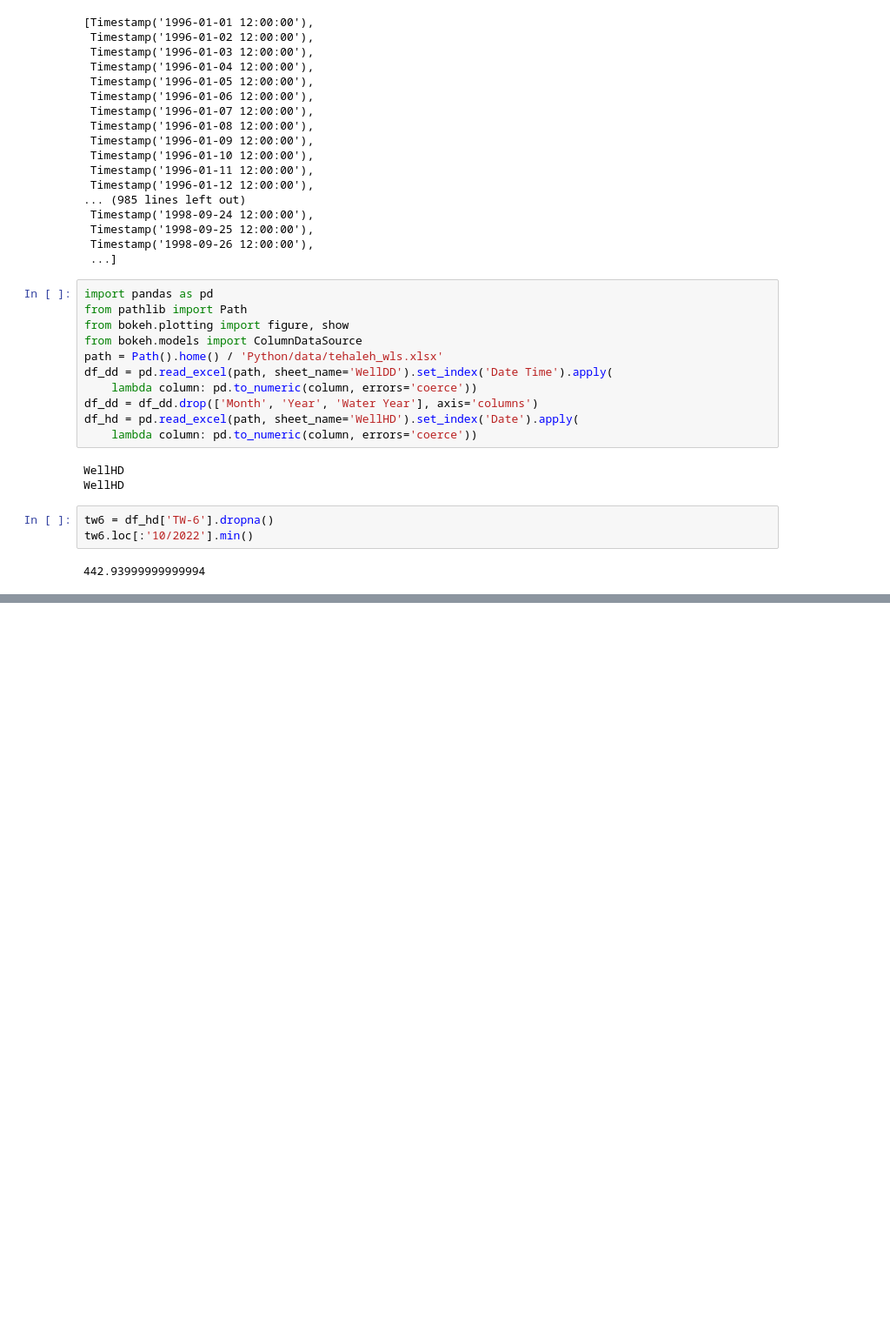
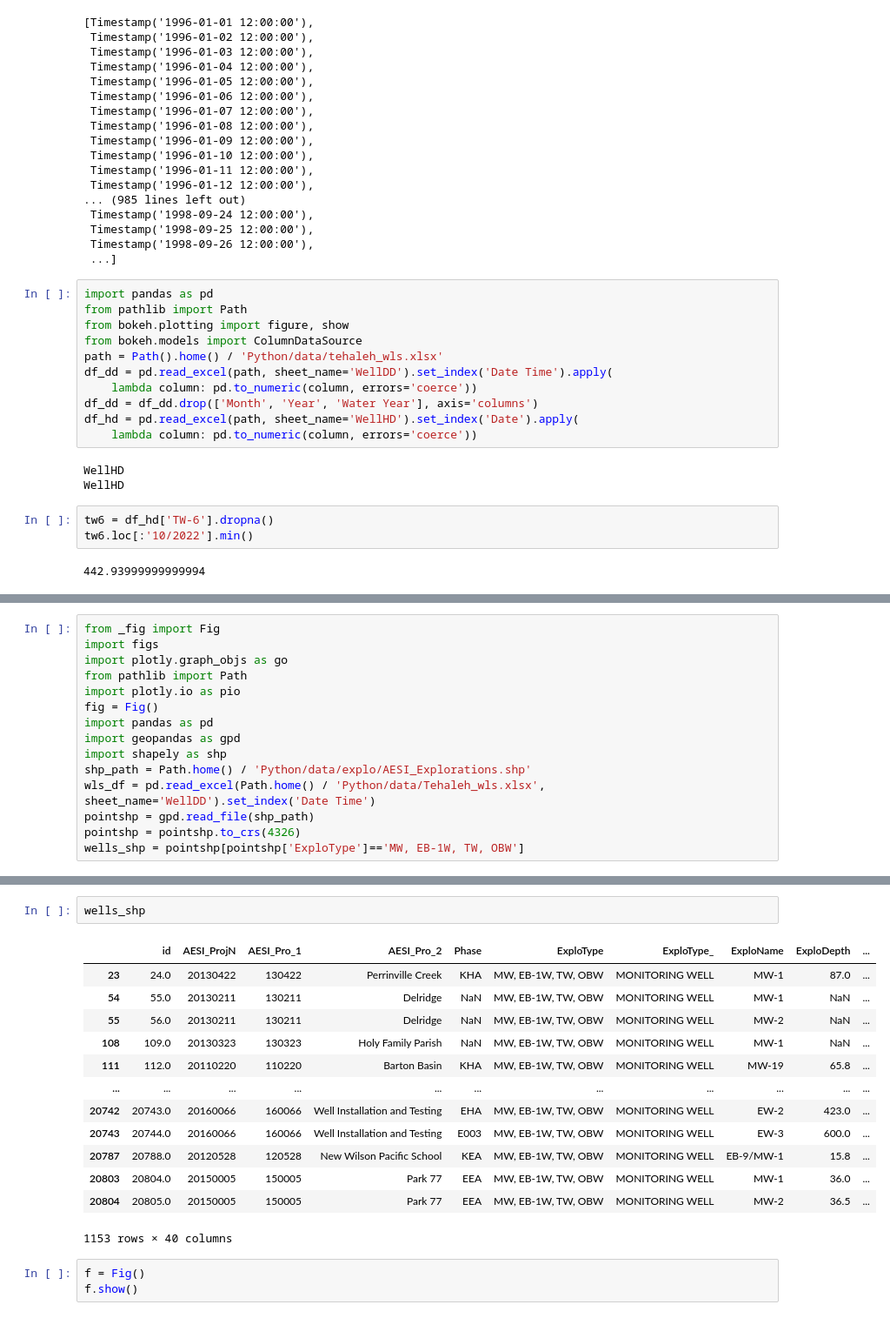
Before and after one commit to lmioduszewski/figs, a Jupyter notebook: scratch.ipynb, the cells around one changed output, grey strips where cells are left out. Shown: that part at 87% size. Cells and saved outputs as stored; diff of their text form; blank space fills up the shorter version.

```diff
--- a/scratch.ipynb
+++ b/scratch.ipynb
@@ -91,0 +96,15 @@ fig.show()
+# %%
+from _fig import Fig
+import figs
+import plotly.graph_objs as go
+from pathlib import Path
+import plotly.io as pio
+fig = Fig()
+import pandas as pd
+import geopandas as gpd
+import shapely as shp
+shp_path = Path.home() / 'Python/data/explo/AESI_Explorations.shp'
+wls_df = pd.read_excel(Path.home() / 'Python/data/Tehaleh_wls.xlsx', sheet_name='WellDD').set_index('Date Time')
+pointshp = gpd.read_file(shp_path)
+pointshp = pointshp.to_crs(4326)
+wells_shp = pointshp[pointshp['ExploType']=='MW, EB-1W, TW, OBW']
@@ -91,0 +136,19 @@ fig.show()
+# %%
+wells_shp
+# %% [output]
+|  | id | AESI_ProjN | AESI_Pro_1 | AESI_Pro_2 | Phase | ExploType | ExploType_ | ExploName | ExploDepth | ... |
+| 23 | 24.0 | 20130422 | 130422 | Perrinville Creek | KHA | MW, EB-1W, TW, OBW | MONITORING WELL | MW-1 | 87.0 | ... |
+| 54 | 55.0 | 20130211 | 130211 | Delridge | NaN | MW, EB-1W, TW, OBW | MONITORING WELL | MW-1 | NaN | ... |
+| 55 | 56.0 | 20130211 | 130211 | Delridge | NaN | MW, EB-1W, TW, OBW | MONITORING WELL | MW-2 | NaN | ... |
+| 108 | 109.0 | 20130323 | 130323 | Holy Family Parish | NaN | MW, EB-1W, TW, OBW | MONITORING WELL | MW-1 | NaN | ... |
+| 111 | 112.0 | 20110220 | 110220 | Barton Basin | KHA | MW, EB-1W, TW, OBW | MONITORING WELL | MW-19 | 65.8 | ... |
+| ... | ... | ... | ... | ... | ... | ... | ... | ... | ... | ... |
+| 20742 | 20743.0 | 20160066 | 160066 | Well Installation and Testing | EHA | MW, EB-1W, TW, OBW | MONITORING WELL | EW-2 | 423.0 | ... |
+| 20743 | 20744.0 | 20160066 | 160066 | Well Installation and Testing | E003 | MW, EB-1W, TW, OBW | MONITORING WELL | EW-3 | 600.0 | ... |
+| 20787 | 20788.0 | 20120528 | 120528 | New Wilson Pacific School | KEA | MW, EB-1W, TW, OBW | MONITORING WELL | EB-9/MW-1 | 15.8 | ... |
+| 20803 | 20804.0 | 20150005 | 150005 | Park 77 | EEA | MW, EB-1W, TW, OBW | MONITORING WELL | MW-1 | 36.0 | ... |
+| 20804 | 20805.0 | 20150005 | 150005 | Park 77 | EEA | MW, EB-1W, TW, OBW | MONITORING WELL | MW-2 | 36.5 | ... |
+1153 rows × 40 columns
+# %%
+f = Fig()
+f.show()
```
Also changed, not shown: parts of 4 cells of this notebook, 9 other files.
